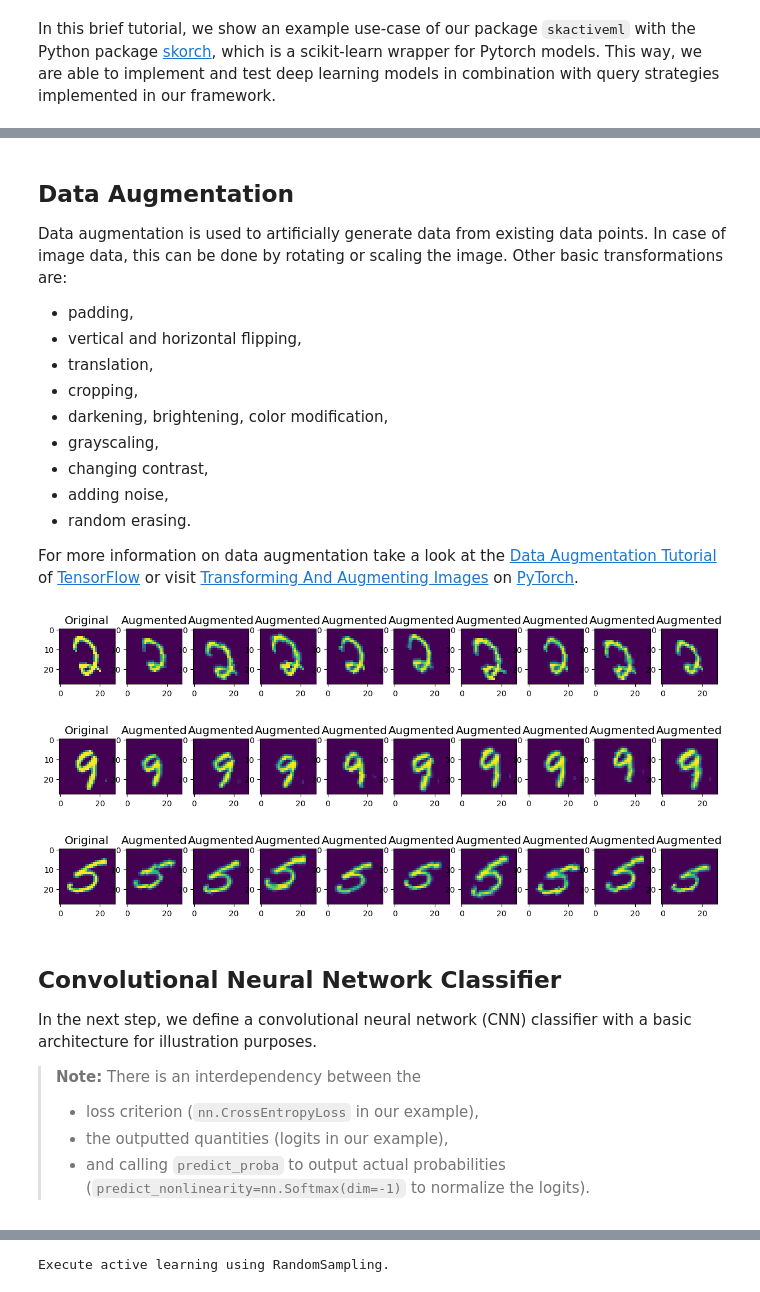
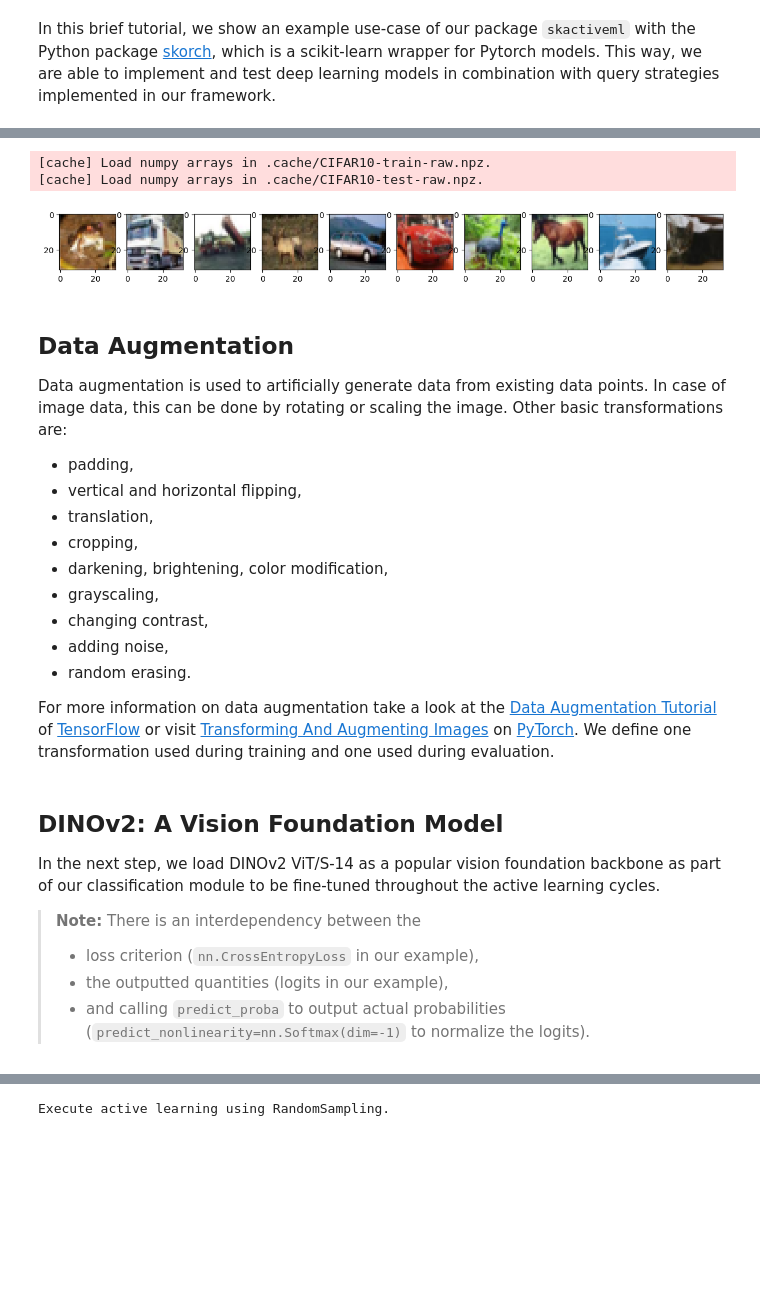
Before and after one commit to George-McNamara-Gov/scikit-activeml-sparse, a Jupyter notebook: tutorials/01_deep_pool_al_with_skorch.ipynb, the cells around one changed output, grey strips where cells are left out. Drawn from its saved outputs; the diff is of its cells as text; code cells hidden in the pictures; blank space fills up the shorter version.

Commit message:
Add example for fine-tuning of vision foundation models.

```diff
--- a/tutorials/01_deep_pool_al_with_skorch.ipynb
+++ b/tutorials/01_deep_pool_al_with_skorch.ipynb
@@ -91,3 +62,32 @@ X_train, X_test, y_train, y_test = train_test_split(
+# %%
+ds_train = CIFAR10(CACHE_PATH, train=True, transform=v2.ToTensor(), download=False)
+ds_test = CIFAR10(CACHE_PATH, train=False, transform=v2.ToTensor(), download=False)
+device = "cuda" if torch.cuda.is_available() else "cpu"
+X_train, y_train_true = cache_numpy_dataset(
+    dataset=ds_train,
+    dataset_name="CIFAR10-train",
+    batch_size=32,
+    device=device,
+    cache_dir=CACHE_PATH,
+)
+X_test, y_test_true = cache_numpy_dataset(
+    dataset=ds_test,
+    dataset_name="CIFAR10-test",
+    batch_size=32,
+    device=device,
+    cache_dir=CACHE_PATH,
+)
+classes = np.unique(y_train_true)
+
+# Visualize 10 images.
+fig, axes = plt.subplots(figsize=(15, 5), nrows=1, ncols=10)
+for j in range(10):
+    axes[j].imshow(X_train[j].reshape(3, 32, 32).T.swapaxes(0, 1))
+plt.show()
+# %% [output]
+[cache] Load numpy arrays in .cache/CIFAR10-train-raw.npz.
+[cache] Load numpy arrays in .cache/CIFAR10-test-raw.npz.
+[figure, added]
 # %% [markdown]
 ## Data Augmentation
 Data augmentation is used to artificially generate data from existing data points. In case of image data, this can be done by rotating or scaling the image. Other basic transformations are:
@@ -101,34 +101,4 @@ Data augmentation is used to artificially generate data from existing data point
 * adding noise,
 * random erasing.
 
-For more information on data augmentation take a look at the [Data Augmentation Tutorial](https://www.tensorflow.org/tutorials/images/data_augmentation) of [TensorFlow](https://www.tensorflow.org) or visit [Transforming And Augmenting Images](https://pytorch.org/vision/stable/transforms.html) on [PyTorch](https://pytorch.org).
+For more information on data augmentation take a look at the [Data Augmentation Tutorial](https://www.tensorflow.org/tutorials/images/data_augmentation) of [TensorFlow](https://www.tensorflow.org) or visit [Transforming And Augmenting Images](https://pytorch.org/vision/stable/transforms.html) on [PyTorch](https://pytorch.org). We define one transformation used during training and one used during evaluation.
-# %%
-train_transform = v2.Compose(
-    [
-        v2.RandomAffine(degrees=(-10, 10), translate=(0.05, 0.05), scale=(0.9, 1.1)),
-        v2.RandomPerspective(distortion_scale=0.2, p=1.0),
-        v2.GaussianBlur(kernel_size=(3, 3), sigma=(0.01, 0.1)),
-        v2.Normalize(mean=(0.1307,), std=(0.3081,))
-    ]
-)
-
-eval_transform = v2.Compose([
-    v2.Normalize(mean=(0.1307,), std=(0.3081,))
-])
-
-
-# Visualize 30 augmented images.
-for i in range(3):
-    fig, axes = plt.subplots(figsize=(15, 5), nrows=1, ncols=10)
-    for j in range(10):
-        if j==0:
-            axes[j].set_title(f'Original', fontsize='x-large')
-            axes[j].imshow(X_train[i].reshape(28,28))
-        else:
-            axes[j].set_title(f'Augmented', fontsize='x-large')
-            axes[j].imshow(train_transform(torch.from_numpy(X_train[i])).reshape(28,28))
-    plt.show()
-# %% [output]
-[figure, removed]
-[figure, removed]
-[figure, removed]
@@ -135,6 +128,6 @@ for i in range(3):
 # %% [markdown]
-## Convolutional Neural Network Classifier
-In the next step, we define a convolutional neural network (CNN) classifier with a basic architecture for illustration purposes.
+## DINOv2: A Vision Foundation Model
+In the next step, we load DINOv2 ViT/S-14 as a popular vision foundation backbone as part of our classification module to be fine-tuned throughout the active learning cycles.
 
 > **Note:** There is an interdependency between the
 > - loss criterion (`nn.CrossEntropyLoss` in our example),
```
Also changed, not shown: parts of 14 cells of this notebook, 7 other files.
